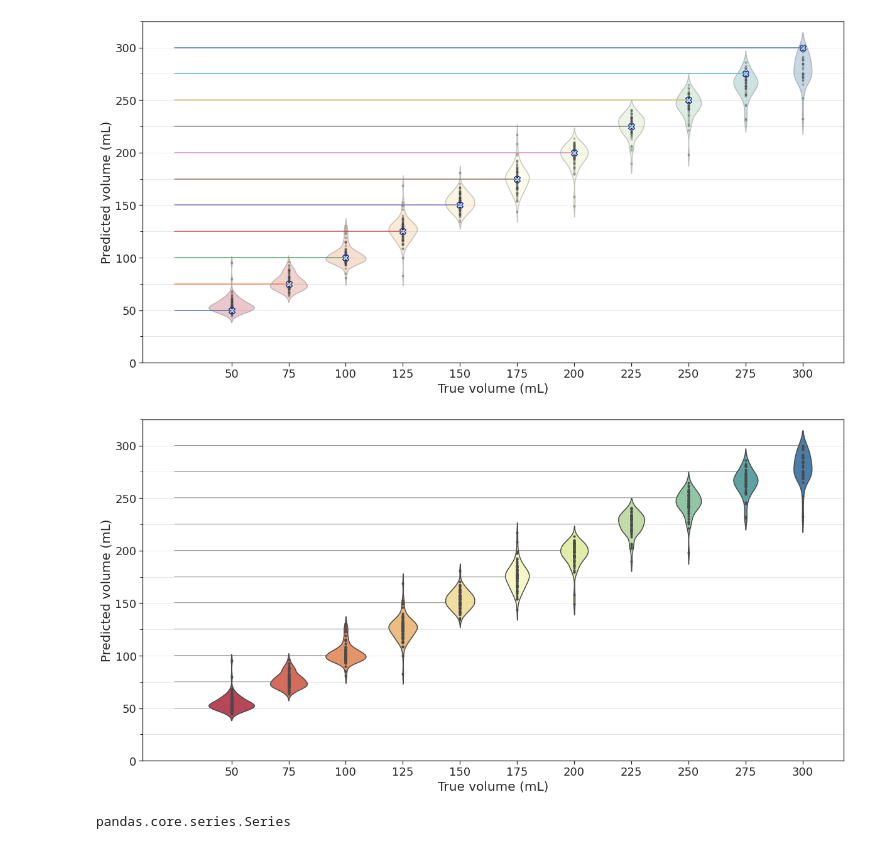
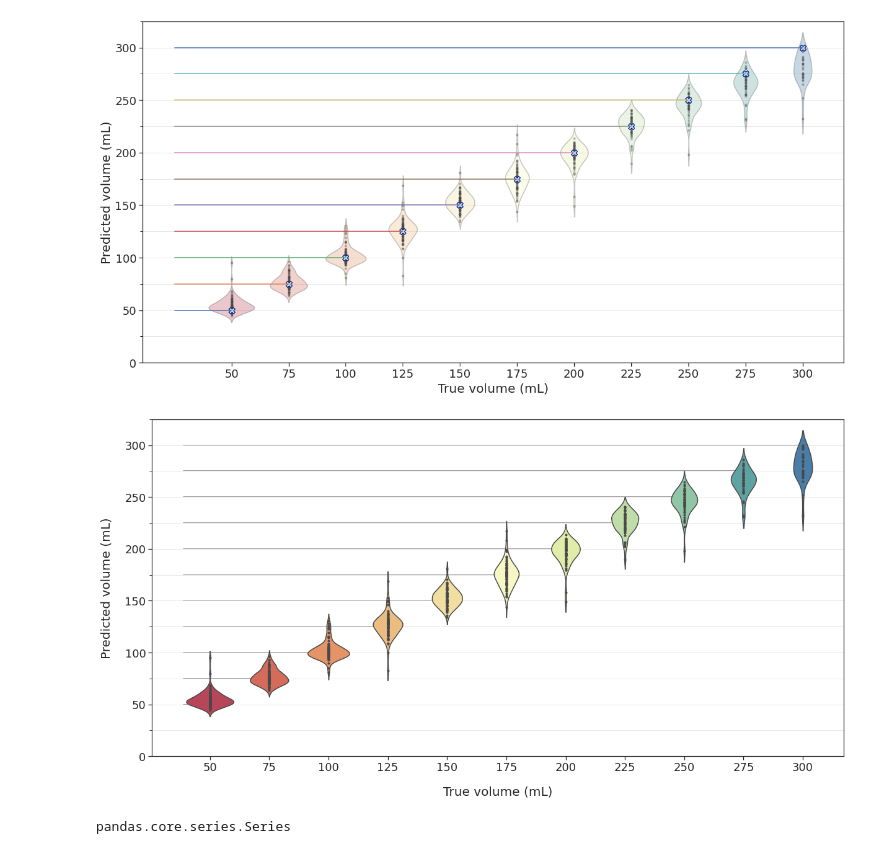
Before and after one commit to MiriamCobo/BrainGut-WineUp, a Jupyter notebook: notebooks/3.1-Prediction_statistics_reg-CopasVasosAll.ipynb, the cells around one changed output. Saved outputs shown, nothing was run; the diff lists cells and outputs as text; code cells hidden in the pictures.

Commit message:
Small changes in labels size and pads

```diff
--- a/notebooks/3.1-Prediction_statistics_reg-CopasVasosAll.ipynb
+++ b/notebooks/3.1-Prediction_statistics_reg-CopasVasosAll.ipynb
@@ -247,45 +247,47 @@ sns.violinplot(x='true_volume',
               )
 
 for i, v in enumerate(volumes):
-    xrange = np.linspace(-1, i, 100)
+    xrange = np.linspace(-0.45, i, 100)
     ax.plot(xrange, [v]*len(xrange), zorder=-1, color='0.5')
 #     sns.lineplot(xrange, [v]*len(xrange), color='0.5', ax=ax)
 
-ax.set(xlabel='True volume (mL)', ylabel='Predicted volume (mL)')
+# ax.set(xlabel='True volume (mL)', ylabel='Predicted volume (mL)')
 ax.yaxis.label.set_size(20)
 ax.xaxis.label.set_size(20)
+ax.set_xlabel(xlabel='True volume (mL)', labelpad=20, fontsize=20)
+ax.set_ylabel(ylabel='Predicted volume (mL)', labelpad=20, fontsize=20)
 # We change the fontsize of minor ticks label
 ax.tick_params(axis='both', which='major', labelsize=18)
-ax.tick_params(axis='both', which='minor', labelsize=16)
+ax.tick_params(axis='both', which='minor', labelsize=18)
 # sns.boxplot(x='true_volume', y='pred_volume', data=df, palette='rainbow', width=0.3,
 #             boxprops={'zorder': 2}, ax=ax)
 # plt.title("Predicted volumes distribution", fontsize=22)
 # For the minor ticks, use no labels; default NullFormatter.
 ax.yaxis.set_minor_locator(MultipleLocator(25))
 plt.grid(axis='y', which='both', color='0.9')
 plt.rcParams["figure.figsize"] = (20,10)
 
 plt.tick_params(
     axis='x',          # changes apply to the x-axis
     which='both',      # both major and minor ticks are affected
     bottom=True,      # ticks along the bottom edge are off
     top=False,         # ticks along the top edge are off
     labelbottom=True) # labels along the bottom edge are off
 
 plt.tick_params(
     axis='y',          # changes apply to the x-axis
     which='both',      # both major and minor ticks are affected
     left=True,      # ticks along the bottom edge are off
     right=False,         # ticks along the top edge are off
     labelbottom=True) # labels along the bottom edge are off
 
 plt.ylim([0, 325])
 plt.setp(ax.collections, alpha=1)
 # plt.scatter(x=range(len(volumes)),y=volumes, c="powderblue",              marker='X', s=100, edgecolor='navy')
-# plt.savefig('/srv/image-results/violin_plot_general.pdf',bbox_inches='tight')
+plt.savefig('/srv/image-results/violin_plot_general.pdf',bbox_inches='tight')
 plt.show()
 # %% [output]
-[figure, old version]
+[figure, new version]
 # %%
 # https://matplotlib.org/stable/gallery/color/named_colors.html colors in matplotlib
 # %%
```
Also changed, not shown: 1 other file.
